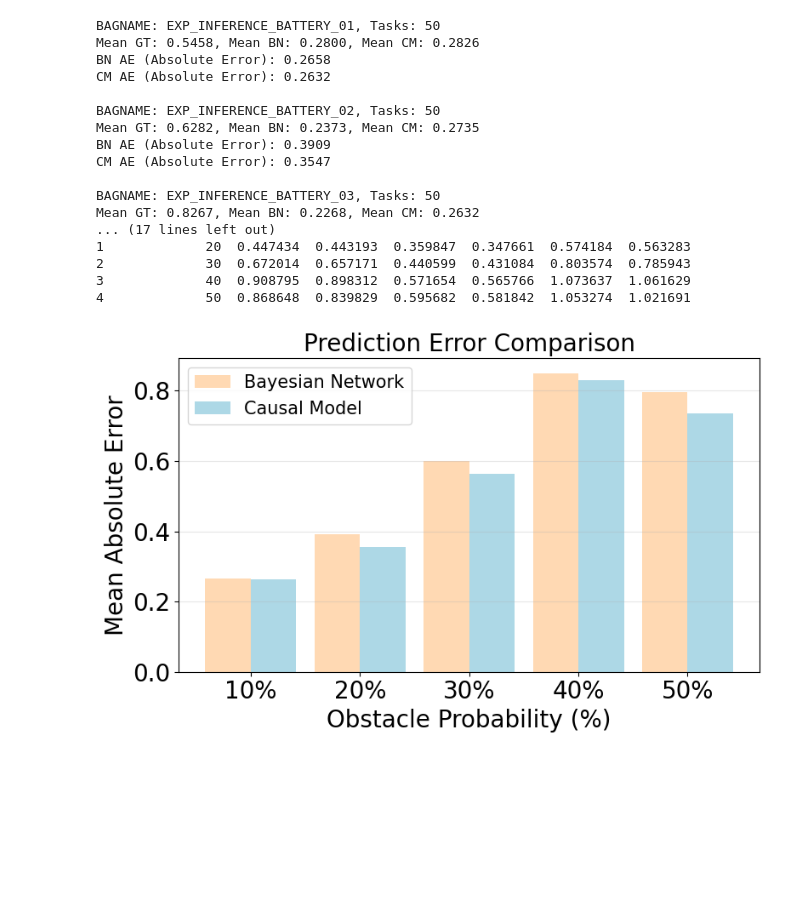
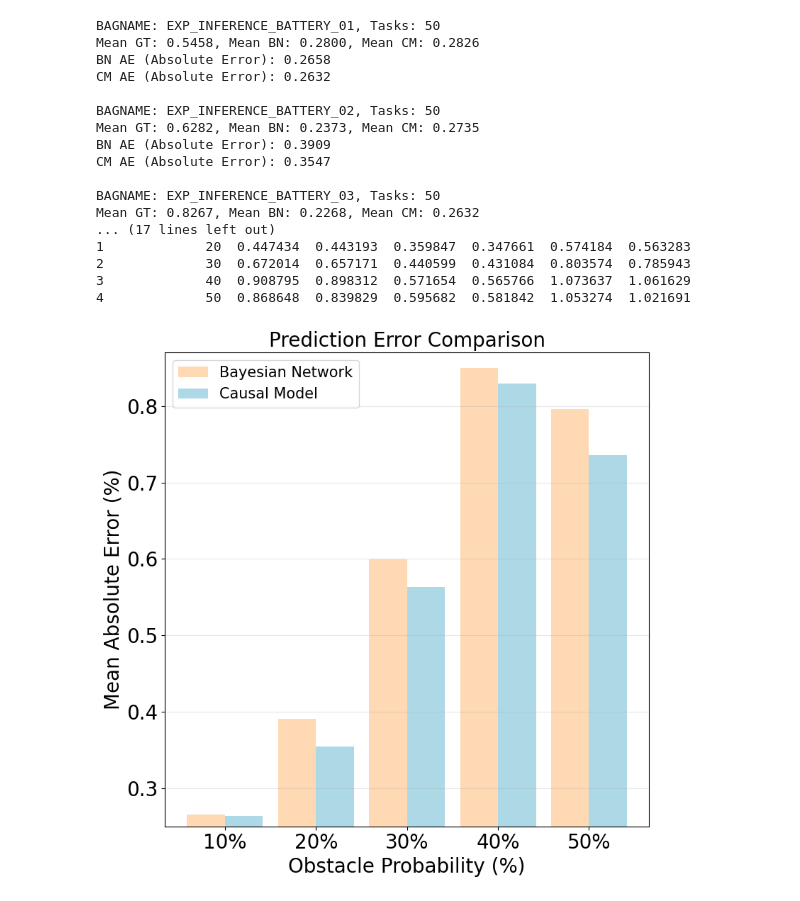
Before and after one commit to lcastri/causalflow, a Jupyter notebook: exp-sim-reasoning-battery-test_obs_0x.ipynb, the cells around one changed output. Drawn from its saved outputs; the diff is of its cells as text; code cells hidden in the pictures; blank space fills up the shorter version.

```diff
--- a/exp-sim-reasoning-battery-test_obs_0x.ipynb
+++ b/exp-sim-reasoning-battery-test_obs_0x.ipynb
@@ -150,40 +150,41 @@ cm_ae = [0.2632, 0.3547, 0.5635, 0.8296, 0.7361]
 x = np.arange(len(labels))*0.6
 width = 0.25
 
-fig, ax = plt.subplots(figsize=(8, 5))
+fig, ax = plt.subplots(figsize=(8, 8))
 rects1 = ax.bar(x - width/2, bn_ae, width, label='Bayesian Network', color=BN_COLOR, alpha=1.0)
 rects2 = ax.bar(x + width/2, cm_ae, width, label='Causal Model', color=CM_COLOR, alpha=1.0)
 
-ax.set_ylabel('Mean Absolute Error', fontsize=FONTSIZE)
+ax.set_ylabel('Mean Absolute Error (%)', fontsize=FONTSIZE)
 ax.set_xlabel('Obstacle Probability (%)', fontsize=FONTSIZE)
 ax.set_title('Prediction Error Comparison', fontsize=FONTSIZE)
 ax.set_xticks(x)
 ax.set_xticklabels(labels, fontsize=FONTSIZE)
 ax.tick_params(axis='y', labelsize=FONTSIZE)
 ax.grid(axis='y', alpha=0.3)
 ax.legend(fontsize=15)
+ax.set_ylim(0.25, 0.87)
 
 plt.tight_layout()
 plt.show()
 # %% [output]
 BAGNAME: EXP_INFERENCE_BATTERY_01, Tasks: 50
 Mean GT: 0.5458, Mean BN: 0.2800, Mean CM: 0.2826
 BN AE (Absolute Error): 0.2658
 CM AE (Absolute Error): 0.2632
 
 BAGNAME: EXP_INFERENCE_BATTERY_02, Tasks: 50
 Mean GT: 0.6282, Mean BN: 0.2373, Mean CM: 0.2735
 BN AE (Absolute Error): 0.3909
 CM AE (Absolute Error): 0.3547
 
 BAGNAME: EXP_INFERENCE_BATTERY_03, Tasks: 50
 Mean GT: 0.8267, Mean BN: 0.2268, Mean CM: 0.2632
 ... (17 lines left out)
 1             20  0.447434  0.443193  0.359847  0.347661  0.574184  0.563283
 2             30  0.672014  0.657171  0.440599  0.431084  0.803574  0.785943
 3             40  0.908795  0.898312  0.571654  0.565766  1.073637  1.061629
 4             50  0.868648  0.839829  0.595682  0.581842  1.053274  1.021691
-[figure, old version]
+[figure, new version]
 # %%
 # Per-task comparison: Count how many times CM is better than BN
 
```
Also changed, not shown: parts of 1 cell of this notebook, 1 other file.
